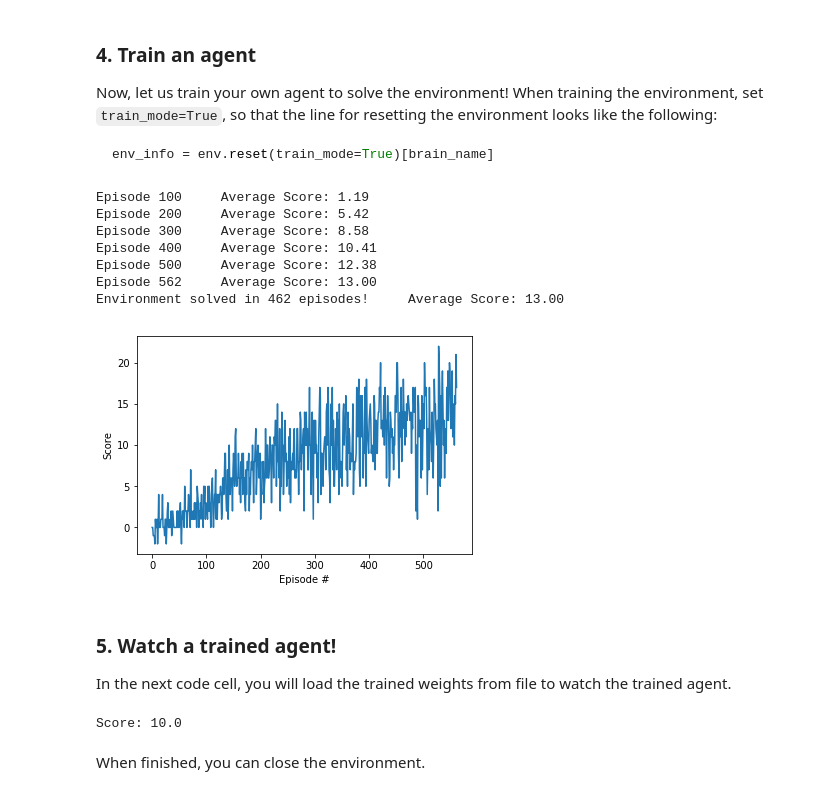
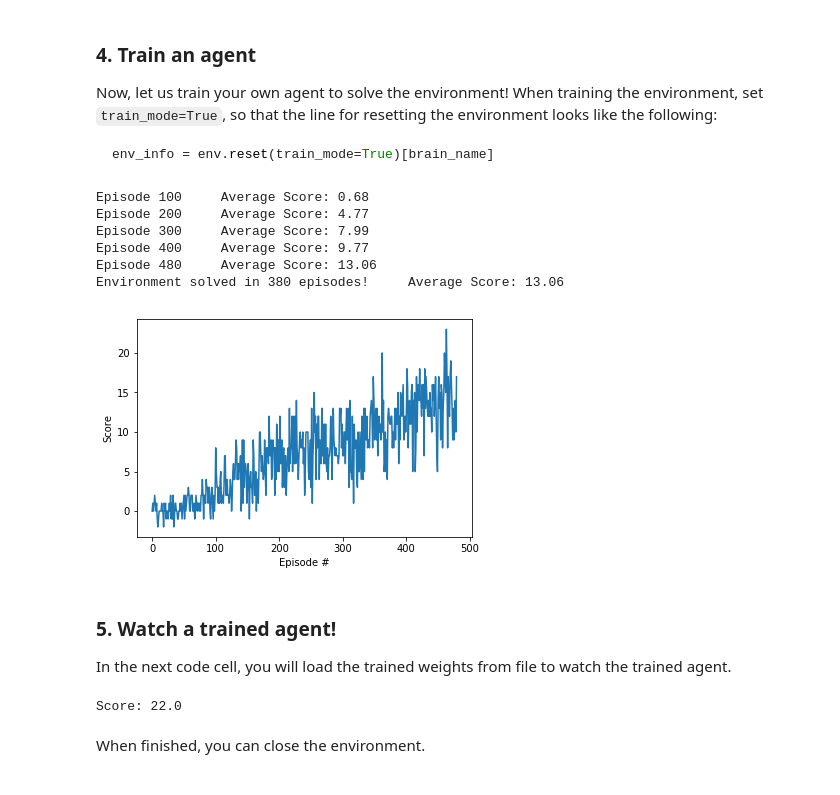
Before and after one commit to theiberg/drl, a Jupyter notebook: p1/Navigation.ipynb, the cells around one changed output. Saved outputs shown, nothing was run; the diff lists cells and outputs as text; code cells hidden in the pictures.

```diff
--- a/p1/Navigation.ipynb
+++ b/p1/Navigation.ipynb
@@ -129,7 +129,7 @@ import matplotlib.pyplot as plt
 
 from dqn_agent import Agent
 
-agent = Agent(state_size=state_size, action_size=action_size, seed=0)
+agent = Agent(state_size=state_size, action_size=action_size, seed=0, ddqn=True)
 
 def dqn(n_episodes=2000, max_t=1000, eps_start=1.0, eps_end=0.01, eps_decay=0.995):
     """Deep Q-Learning.
@@ -158,41 +158,40 @@ def dqn(n_episodes=2000, max_t=1000, eps_start=1.0, eps_end=0.01, eps_decay=0.99
             done = env_info.local_done[0]                  # see if episode has finished
 
             agent.step(state, action, reward, next_state, done)
 
             state = next_state
             score += reward
             if done:
                 break
         scores_window.append(score)       # save most recent score
         scores.append(score)              # save most recent score
         eps = max(eps_end, eps_decay*eps) # decrease epsilon
         print('\rEpisode {}\tAverage Score: {:.2f}'.format(i_episode, np.mean(scores_window)), end="")
         if i_episode % 100 == 0:
             print('\rEpisode {}\tAverage Score: {:.2f}'.format(i_episode, np.mean(scores_window)))
         if np.mean(scores_window)>=13.0:
             print('\nEnvironment solved in {:d} episodes!\tAverage Score: {:.2f}'.format(i_episode-100, np.mean(scores_window)))
             torch.save(agent.qnetwork_local.state_dict(), 'checkpoint.pth')
             break
     return scores
 
 scores = dqn()
 
 # plot the scores
 fig = plt.figure()
 ax = fig.add_subplot(111)
 plt.plot(np.arange(len(scores)), scores)
 plt.ylabel('Score')
 plt.xlabel('Episode #')
 plt.show()
 # %% [output]
-Episode 100     Average Score: 1.19
-Episode 200     Average Score: 5.42
-Episode 300     Average Score: 8.58
-Episode 400     Average Score: 10.41
-Episode 500     Average Score: 12.38
-Episode 562     Average Score: 13.00
-Environment solved in 462 episodes!     Average Score: 13.00
+Episode 100     Average Score: 0.68
+Episode 200     Average Score: 4.77
+Episode 300     Average Score: 7.99
+Episode 400     Average Score: 9.77
+Episode 480     Average Score: 13.06
+Environment solved in 380 episodes!     Average Score: 13.06
-[figure, old version]
+[figure, new version]
 # %% [markdown]
 ### 5. Watch a trained agent!
 
@@ -221,7 +220,7 @@ while True:
 
 print("Score: {}".format(score))
 # %% [output]
-Score: 10.0
+Score: 22.0
 # %% [markdown]
 When finished, you can close the environment.
 # %%
```
Also changed, not shown: 2 other files.
